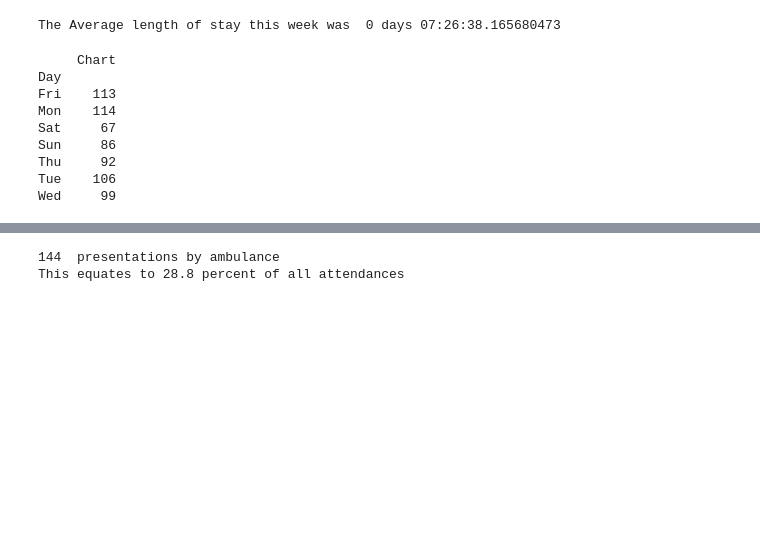
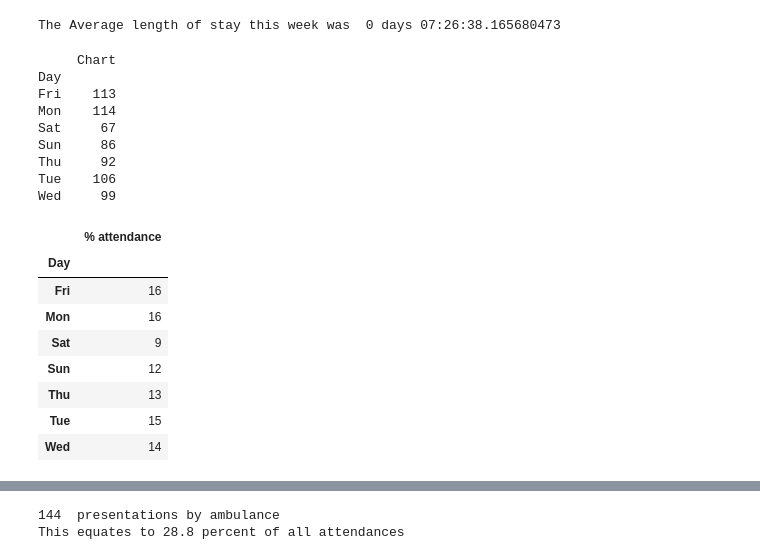
Before and after one commit to Shirdie/UCDProject, a Jupyter notebook: edproject.ipynb, the cells around one changed output, grey strips where cells are left out. Saved outputs shown, nothing was run; the diff lists cells and outputs as text; code cells hidden in the pictures; blank space fills up the shorter version.

```diff
--- a/edproject.ipynb
+++ b/edproject.ipynb
@@ -116,18 +127,31 @@ print("The Average length of stay this week was ", ED['lenstay'].mean())
 # %% [output]
 The Average length of stay this week was  0 days 07:26:38.165680473
 # %%
-# group data to find which day has the most attendances
+# group data to find which day has the most attendances by percentage
 
 daygroup = ED[['Day', 'Chart']]
 daygroup = daygroup.groupby('Day').count()
 print(daygroup)
+daypercent = daygroup / ED['Chart'].count()*100
+daypercent = pd.DataFrame(daypercent.astype(int))
+daypercent.rename(columns = {'Chart':'% attendance'}, inplace = 'True')
+daypercent
 # %% [output]
      Chart
 Day
 Fri    113
 Mon    114
 Sat     67
 Sun     86
 Thu     92
 Tue    106
 Wed     99
+|  | % attendance |
+| Day |  |
+| Fri | 16 |
+| Mon | 16 |
+| Sat | 9 |
+| Sun | 12 |
+| Thu | 13 |
+| Tue | 15 |
+| Wed | 14 |
```
Also changed, not shown: parts of 9 cells of this notebook.
